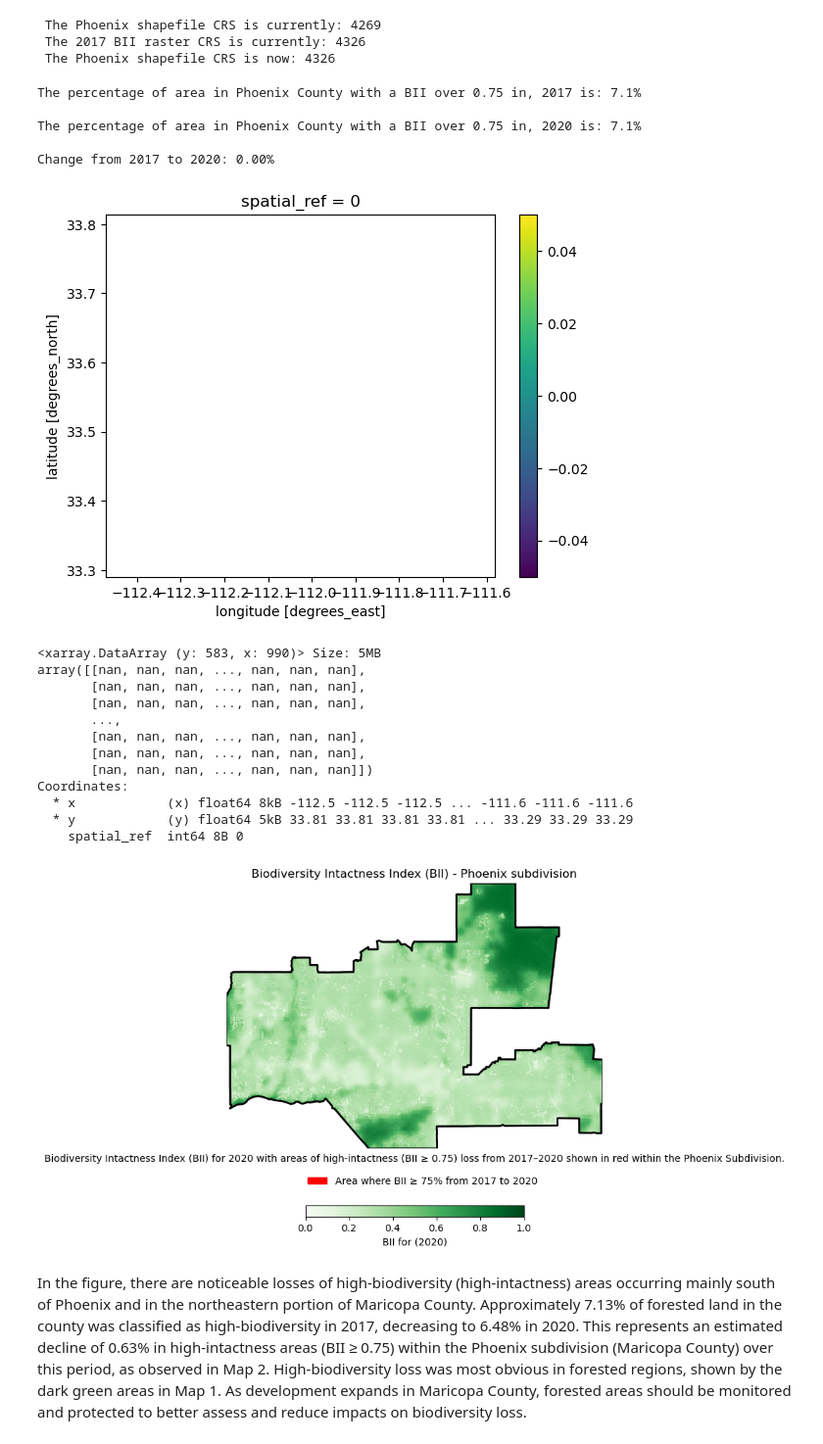
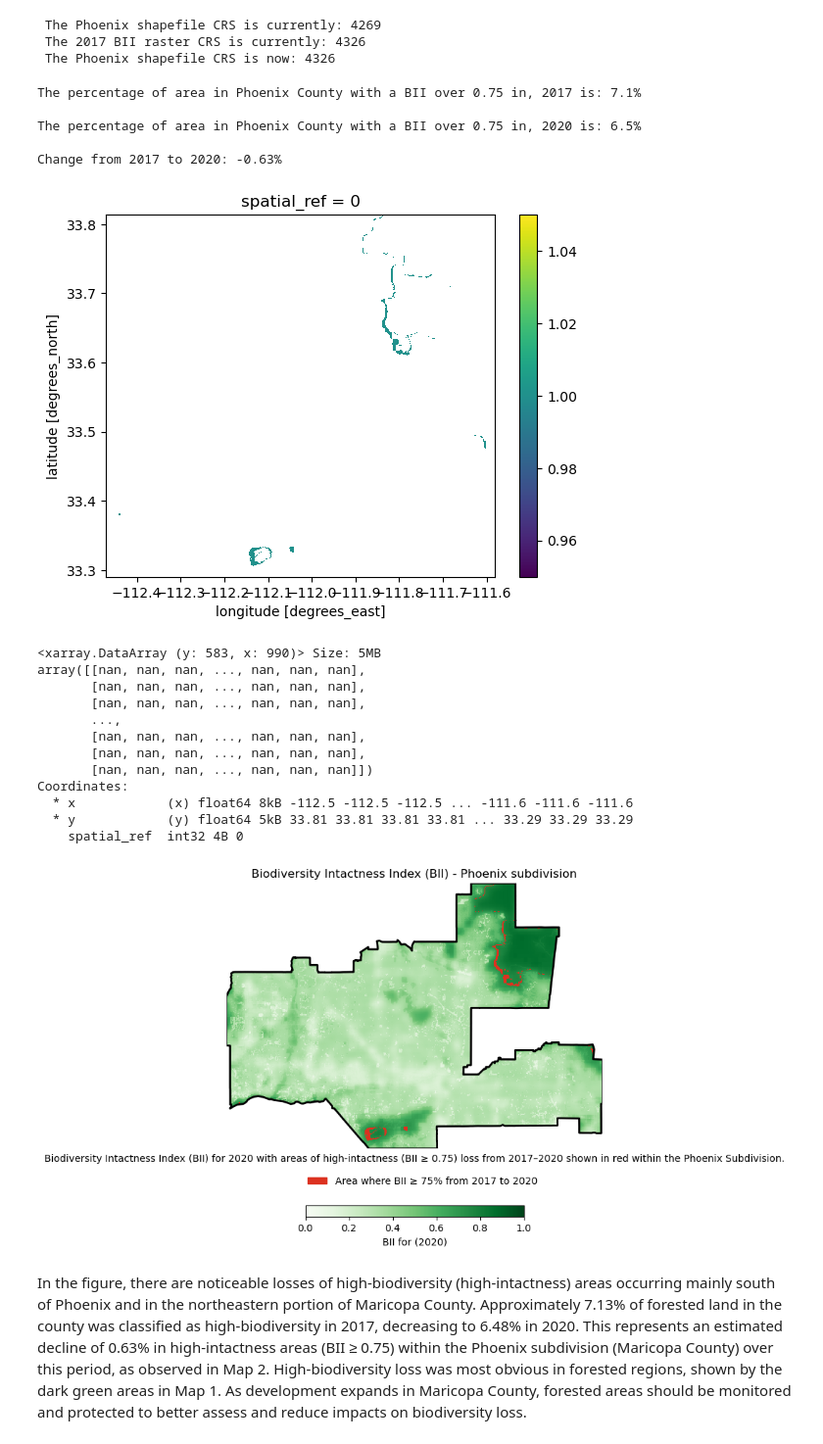
Before and after one commit to IIDonaji/urban-sprawl-biodiversity-phoenix, a Jupyter notebook: BII_Phoenix.ipynb, the cells around one changed output. Shown: that part at 98% size. Cells and saved outputs as stored; diff of their text form; code cells hidden in the pictures.

Commit message:
check color legend match map.

```diff
--- a/BII_Phoenix.ipynb
+++ b/BII_Phoenix.ipynb
@@ -169,7 +172,7 @@ Extent: <pystac.collection.Extent object at 0x...>
     - Use the 2017 and 2020 rasters covering the Phoenix subdivision time range.
 # %%
 # Temporal range of interest (BII rasters 4-year window)
-time_range = "2017-01-01/2017-12-31"
+# time_range = "2017-01-01/2020-12-31"
 
 # Define bbox around Phoenix subdivision
 bbox = [-112.826843, 32.974108, -111.184387, 33.863574]
@@ -178,12 +181,12 @@ bbox = [-112.826843, 32.974108, -111.184387, 33.863574]
 search_2017 = catalog.search(
     collections = ['io-biodiversity'],
     bbox = bbox,
-    datetime = time_range)
+    datetime = "2017-01-01/2017-12-31")
 
 search_2020 = catalog.search(
     collections = ['io-biodiversity'],
     bbox = bbox,
-    datetime = time_range)
+    datetime = "2020-01-01/2020-12-31")
 
 # Retrieve first STAC item from search year result
 items_2017 = list(search_2017.items())[0]
@@ -261,9 +264,9 @@ print(f"\nChange from 2017 to 2020: {change:.2f}%")
 # %% [output]
 The percentage of area in Phoenix County with a BII over 0.75 in, 2017 is: 7.1%
 
-The percentage of area in Phoenix County with a BII over 0.75 in, 2020 is: 7.1%
+The percentage of area in Phoenix County with a BII over 0.75 in, 2020 is: 6.5%
 
-Change from 2017 to 2020: 0.00%
+Change from 2017 to 2020: -0.63%
 # %%
 # Create a difference mask to identify where status changed between two years
 diff_mask = mask_2017 ^ mask_2020
@@ -279,7 +282,7 @@ plt.show()
 
 loss_numeric
 # %% [output]
-[figure, old version]
+[figure, new version]
 <xarray.DataArray (y: 583, x: 990)> Size: 5MB
 array([[nan, nan, nan, ..., nan, nan, nan],
        [nan, nan, nan, ..., nan, nan, nan],
@@ -291,7 +294,7 @@ array([[nan, nan, nan, ..., nan, nan, nan],
 Coordinates:
   * x            (x) float64 8kB -112.5 -112.5 -112.5 ... -111.6 -111.6 -111.6
   * y            (y) float64 5kB 33.81 33.81 33.81 33.81 ... 33.29 33.29 33.29
-    spatial_ref  int64 8B 0
+    spatial_ref  int32 4B 0
 # %%
 #  Calculate the BII loss
 bii_loss = mask_2017 == 1 & (~mask_2020 == 0)
@@ -311,46 +314,50 @@ phoenix_clip_2020.plot(ax=ax,
                                   'orientation': 'horizontal',
                                   'pad': 0.15})
 
+# Create a single color for defined cmap palette
+
+only_color = ListedColormap(["#DC3220"])
+
 # Plot numerized area loss (NaN not included)
 loss_numeric.plot(
                  ax=ax, # share axes
-                  cmap = "Reds", # our predefined colormap object
+                  cmap = only_color, # our predefined colormap object
                   add_colorbar = False # we're going to make a custom legend, so we don't want the default one
 )
 
 # Define legend for patch
-loss_patch = mpatches.Patch(color = "red",
-                                   label = "Area where BII ≥ 75% from 2017 to 2020")
+loss_patch = mpatches.Patch(color = "#DC3220",
+                            label = "Area where BII ≥ 75% from 2017 to 2020")
 
 
 
 # Phoenix polygon outline layer
 phoenix.plot(ax = ax, # share axes (on the same plot as everything else)
              color = "none", # transparent fill, we just want the outline
              edgecolor = "black",
              linewidth = 2
             )
 
 
 # Legend
 # update legend, add in BII loss patch
 ax.legend(handles = [loss_patch],
           frameon = False,
           bbox_to_anchor = (0.85, -0.07))
 
 # Titles
 ax.set_title("Biodiversity Intactness Index (BII) - Phoenix subdivision")
 
 # Set a caption with annotate()
 ax.annotate("Biodiversity Intactness Index (BII) for 2020 with areas of high-intactness (BII ≥ 0.75) loss from 2017–2020 shown in red within the Phoenix Subdivision.",
             xy =(0.5, -0.05), # Position relative to axis (off from center, push up)
             xycoords ="axes fraction", # Recognize coordinate placement as fraction of axis size
             ha ="center", # Center
             fontsize = 10 # Font size
 )
 
 plt.show()
 # %% [output]
-[figure, old version]
+[figure, new version]
 # %% [markdown]
 In the figure, there are noticeable losses of high-biodiversity (high-intactness) areas occurring mainly south of Phoenix and in the northeastern portion of Maricopa County. Approximately 7.13% of forested land in the county was classified as high-biodiversity in 2017, decreasing to 6.48% in 2020. This represents an estimated decline of 0.63% in high-intactness areas (BII ≥ 0.75) within the Phoenix subdivision (Maricopa County) over this period, as observed in Map 2. High-biodiversity loss was most obvious in forested regions, shown by the dark green areas in Map 1. As development expands in Maricopa County, forested areas should be monitored and protected to better assess and reduce impacts on biodiversity loss.
```
Also changed, not shown: parts of 2 cells of this notebook, 1 other file.
